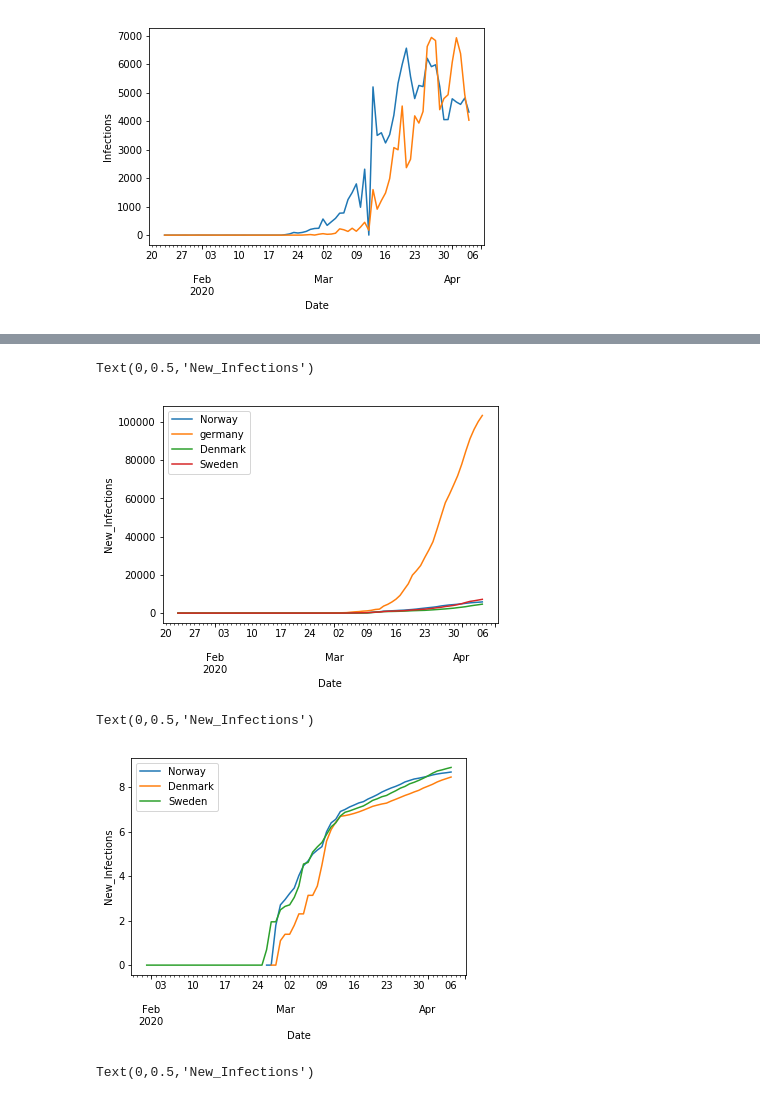
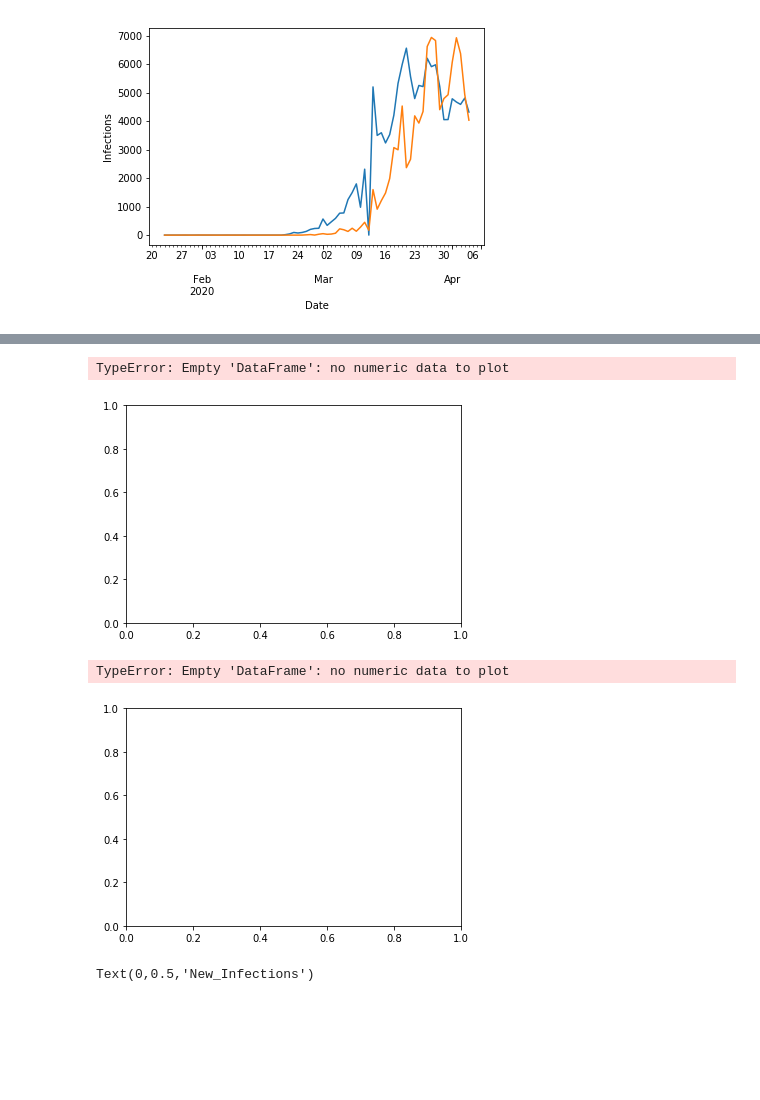
Before and after one commit to matthiasboeker/Covid_19_Forecast, a Jupyter notebook: Notebooks/ARIMA_Approach.ipynb, the cells around one changed output, grey strips where cells are left out. Drawn from its saved outputs; the diff is of its cells as text; code cells hidden in the pictures; blank space fills up the shorter version.

```diff
--- a/Notebooks/ARIMA_Approach.ipynb
+++ b/Notebooks/ARIMA_Approach.ipynb
@@ -238,7 +238,7 @@ ax.legend(['Italy','Germany'])
 Text(0,0.5,'Infections')
 [figure]
 # %%
-NO = country_filter(data,Country='Norway')
+#NO = country_filter(data,Country='Norway')
 DE = country_filter(data,Country='Germany')
 AU = country_filter(data,Country='Austria')
 IT = country_filter(data,Country='Italy')
@@ -263,18 +271,18 @@ ax.set_ylabel('New_Infections')
 # %%
 #Infections
 fig, ax = plt.subplots()
 NO.loc[:,'Infected'].iloc[1:].plot()
-DE.loc[:,'Infected'].iloc[1:].plot()
+#DE.loc[:,'Infected'].iloc[1:].plot()
 DN.loc[DN['Province/State']=='Denmark','Infected'].iloc[1:].plot()#.log(IT.loc[:,'Infected'])iloc[1:].plot()
 SW.loc[:,'Infected'].iloc[1:].plot()
 #np.log(GB.loc[GB['Province/State']=='United Kingdom','Infected']).iloc[1:].plot()
 #np.log(FR.loc[FR['Province/State']=='France','Infected']).iloc[1:].plot()
 #np.log(SP.loc[SP['Province/State']=='Spain','Infected']).iloc[1:].plot()
-ax.legend(['Norway','germany','Denmark','Sweden'])
+ax.legend(['Norway','Denmark','Sweden'])
 ax.set_ylabel('New_Infections')
 # %% [output]
-Text(0,0.5,'New_Infections')
+TypeError: Empty 'DataFrame': no numeric data to plot
-[figure, old version]
+[figure, new version]
 # %%
 #Infections
 fig, ax = plt.subplots()
@@ -288,8 +296,8 @@ np.log(SW.loc[:,'Infected'].iloc[1:]).plot()
 ax.legend(['Norway','Denmark','Sweden'])
 ax.set_ylabel('New_Infections')
 # %% [output]
-Text(0,0.5,'New_Infections')
+TypeError: Empty 'DataFrame': no numeric data to plot
-[figure, old version]
+[figure, new version]
 # %%
 #New infections
 fig, ax = plt.subplots()
```
Also changed, not shown: parts of 14 cells of this notebook.
